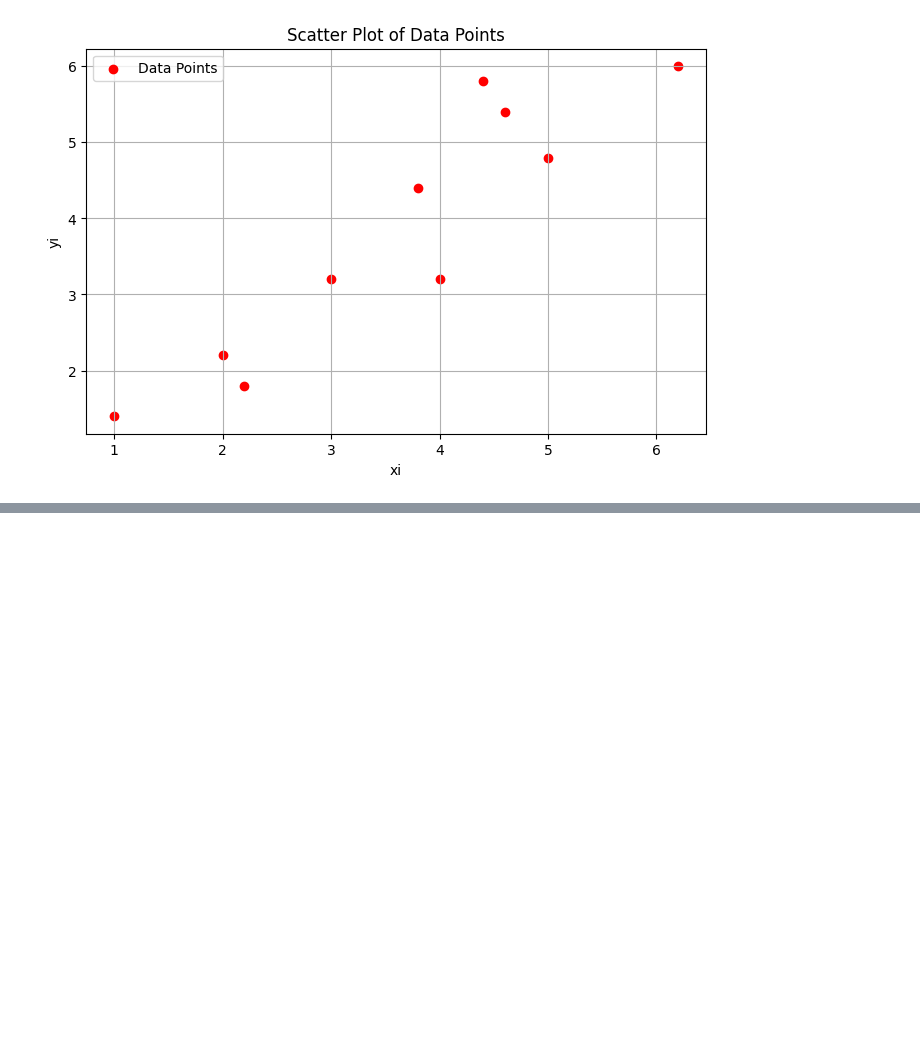
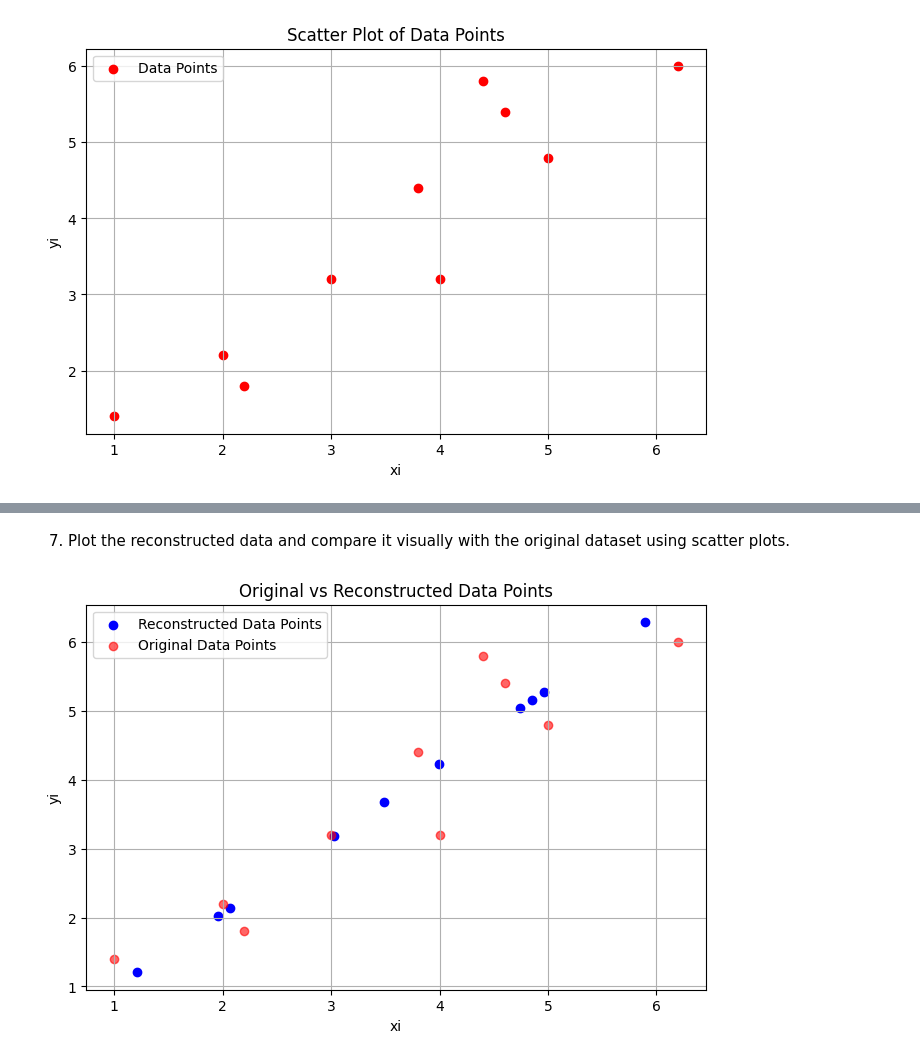
Before and after one commit to kamilakhtar015/Machine-Learning---Concepts-GSU-, a Jupyter notebook: PCA_Implementation_ML.ipynb, the cells around one changed output, grey strips where cells are left out. Cells and saved outputs as stored; diff of their text form; code cells hidden in the pictures; blank space fills up the shorter version.

```diff
--- a/PCA_Implementation_ML.ipynb
+++ b/PCA_Implementation_ML.ipynb
@@ -37,0 +83,4 @@ plt.show()
+# %%
+cov_data = np.cov(data, rowvar=False)
+
+cov_data
@@ -37,0 +101,5 @@ plt.show()
+# %%
+eigenvalues, eigenvectors = np.linalg.eig(cov_data)
+
+print(f"eigenvalues : {eigenvalues}")
+print(f"eigenvector : {eigenvectors}")
@@ -37,0 +113,11 @@ plt.show()
+# %%
+# Identify the index of the largest eigenvalue
+largest_eigenvalue_index = np.argmax(eigenvalues)
+
+# Get the eigenvector corresponding to the largest eigenvalue
+principal_component = eigenvectors[:, largest_eigenvalue_index]
+
+# Project the standardized data onto the principal component
+transformed_data = data.dot(principal_component)
+
+transformed_data
@@ -37,0 +140,12 @@ plt.show()
+# %%
+# Project the transform data back into the orignal space
+transformed_data_numpy = transformed_data.to_numpy()
+reconstructed_data = transformed_data_numpy[:, np.newaxis] * principal_component
+
+# Add the original mean to the recontructed data
+reconstructed_data = reconstructed_data + [xi_mean, yi_mean]
+
+reconstructed_df = pd.DataFrame(reconstructed_data, columns=['xi', 'yi'])
+
+print(f"Reconstructed Data (approximation of the original dataset):")
+print(reconstructed_df)
@@ -37,0 +165,15 @@ plt.show()
+# %% [markdown]
+7. Plot the reconstructed data and compare it visually with the original dataset using scatter
+plots.
+# %%
+plt.figure(figsize=(8,5))
+plt.scatter(reconstructed_df['xi'], reconstructed_df['yi'], color='blue', label='Reconstructed Data Points')
+plt.scatter(data_['xi'], data_['yi'], color='red', label='Original Data Points', alpha=0.6)
+plt.xlabel('xi')
+plt.ylabel('yi')
+plt.title('Original vs Reconstructed Data Points')
+plt.legend()
+plt.grid(True)
+plt.show()
+# %% [output]
+[figure, added]
```
Also changed, not shown: parts of 11 cells of this notebook.
